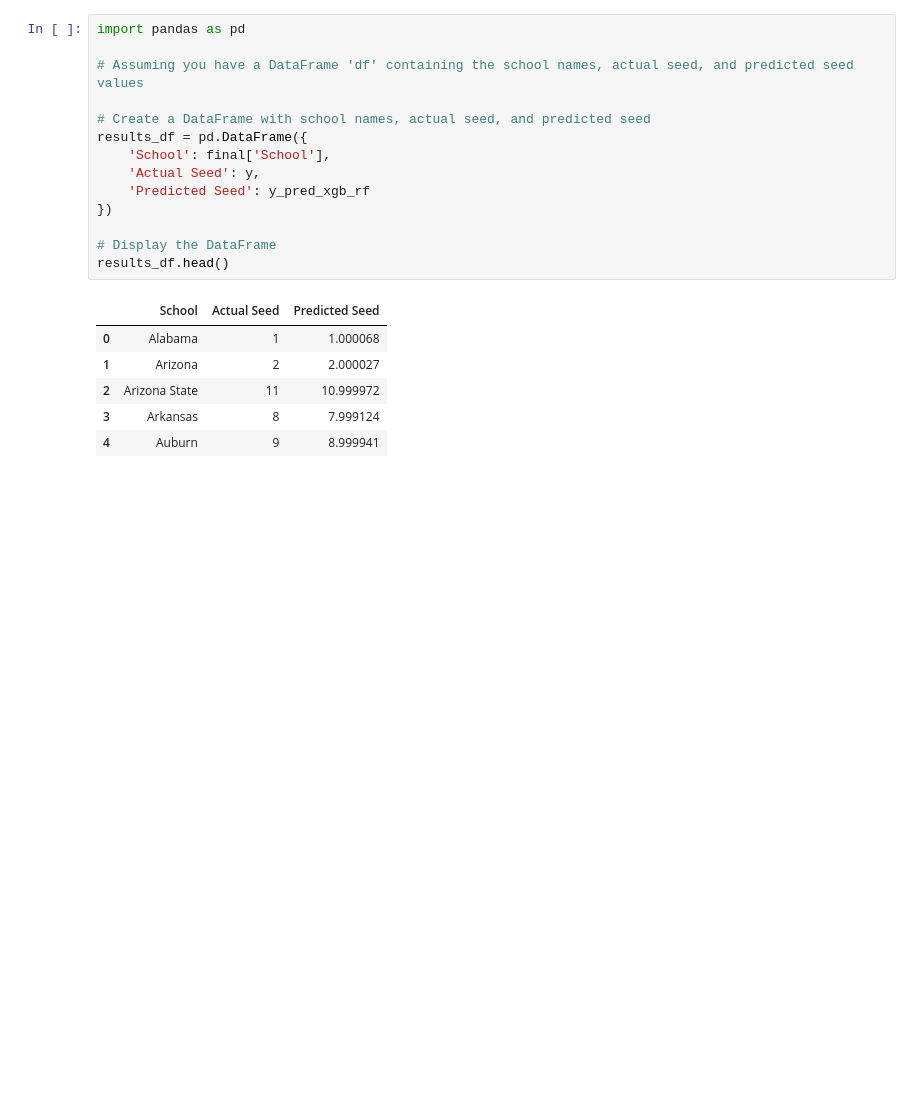
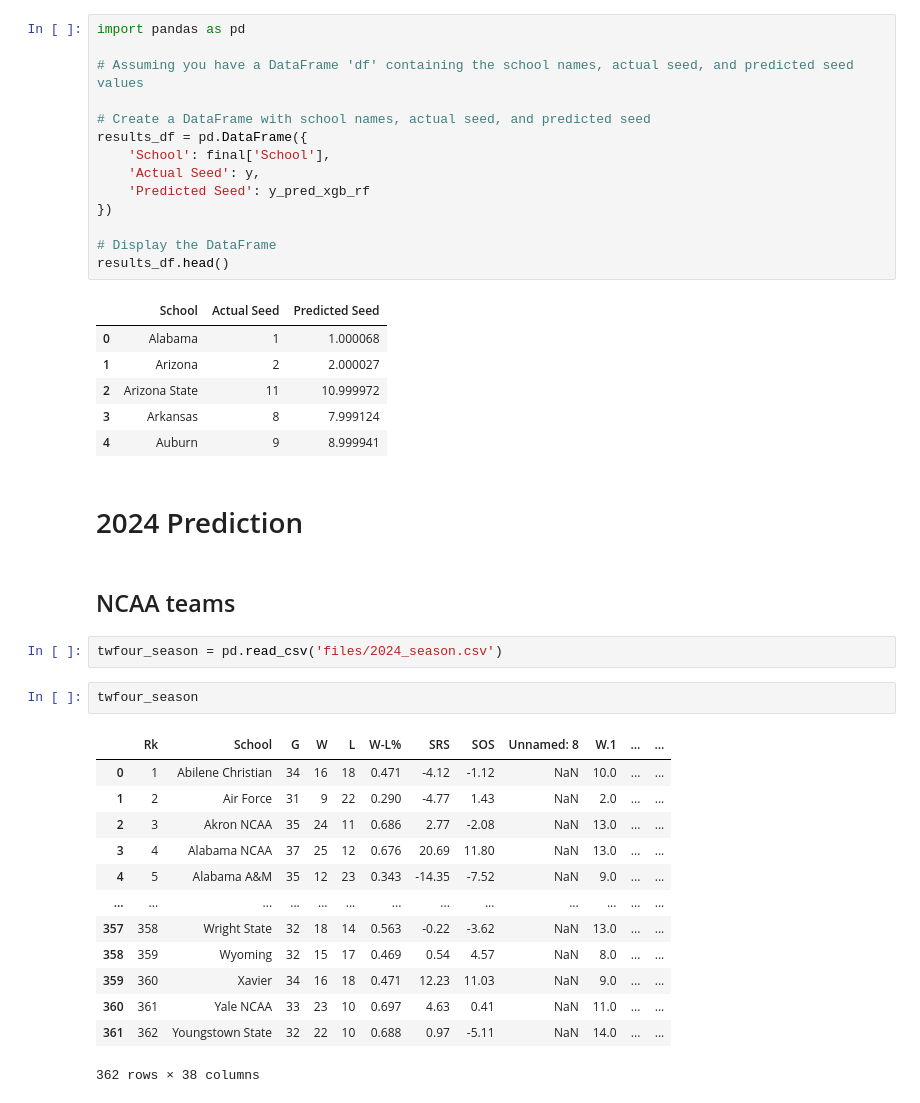
Before and after one commit to josephguzman03/planting-march-madness, a Jupyter notebook: Team_analysis.ipynb, the cells around one changed output. Drawn from its saved outputs; the diff is of its cells as text; blank space fills up the shorter version.

```diff
--- a/Team_analysis.ipynb
+++ b/Team_analysis.ipynb
@@ -715,3 +704,25 @@ results_df.head()
 | 2 | Arizona State | 11 | 10.999972 |
 | 3 | Arkansas | 8 | 7.999124 |
 | 4 | Auburn | 9 | 8.999941 |
+# %% [markdown]
+# 2024 Prediction
+# %% [markdown]
+## NCAA teams
+# %%
+twfour_season = pd.read_csv('files/2024_season.csv')
+# %%
+twfour_season
+# %% [output]
+|  | Rk | School | G | W | L | W-L% | SRS | SOS | Unnamed: 8 | W.1 | ... | ... |
+| 0 | 1 | Abilene Christian | 34 | 16 | 18 | 0.471 | -4.12 | -1.12 | NaN | 10.0 | ... | ... |
+| 1 | 2 | Air Force | 31 | 9 | 22 | 0.290 | -4.77 | 1.43 | NaN | 2.0 | ... | ... |
+| 2 | 3 | Akron NCAA | 35 | 24 | 11 | 0.686 | 2.77 | -2.08 | NaN | 13.0 | ... | ... |
+| 3 | 4 | Alabama NCAA | 37 | 25 | 12 | 0.676 | 20.69 | 11.80 | NaN | 13.0 | ... | ... |
+| 4 | 5 | Alabama A&M | 35 | 12 | 23 | 0.343 | -14.35 | -7.52 | NaN | 9.0 | ... | ... |
+| ... | ... | ... | ... | ... | ... | ... | ... | ... | ... | ... | ... | ... |
+| 357 | 358 | Wright State | 32 | 18 | 14 | 0.563 | -0.22 | -3.62 | NaN | 13.0 | ... | ... |
+| 358 | 359 | Wyoming | 32 | 15 | 17 | 0.469 | 0.54 | 4.57 | NaN | 8.0 | ... | ... |
+| 359 | 360 | Xavier | 34 | 16 | 18 | 0.471 | 12.23 | 11.03 | NaN | 9.0 | ... | ... |
+| 360 | 361 | Yale NCAA | 33 | 23 | 10 | 0.697 | 4.63 | 0.41 | NaN | 11.0 | ... | ... |
+| 361 | 362 | Youngstown State | 32 | 22 | 10 | 0.688 | 0.97 | -5.11 | NaN | 14.0 | ... | ... |
+362 rows × 38 columns
```
Also changed, not shown: parts of 45 cells of this notebook, 5 other files.
